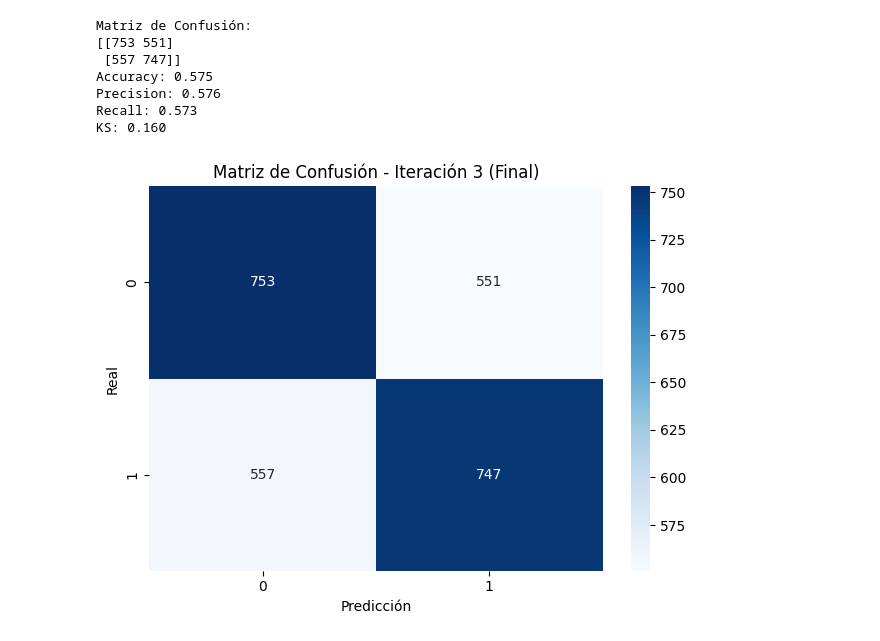
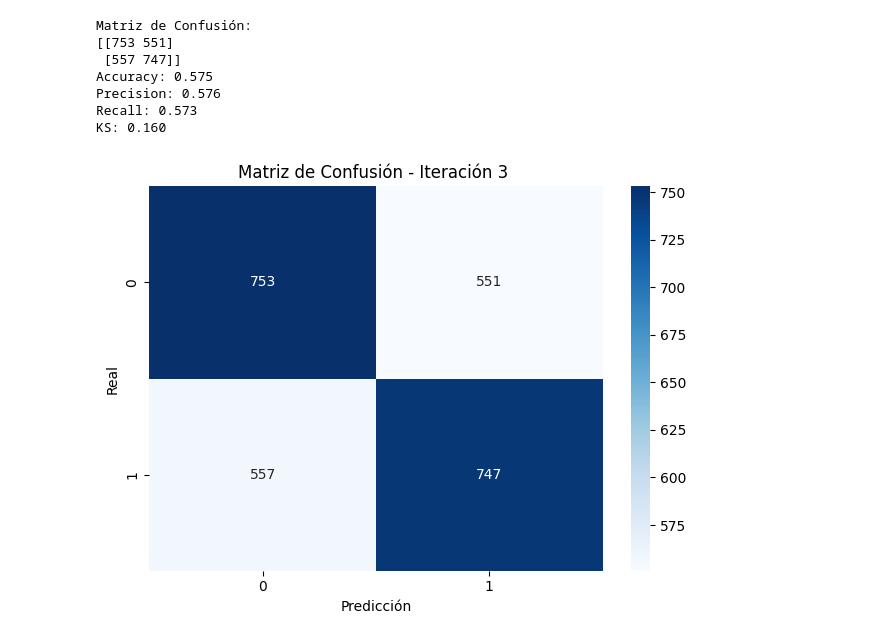
Before and after one commit to JulGiron/ProyectoFinal-DataScience, a Jupyter notebook: Model/Iteración_#3.ipynb, the cells around one changed output. Drawn from its saved outputs; the diff is of its cells as text; code cells hidden in the pictures.

```diff
--- a/Model/Iteración_#3.ipynb
+++ b/Model/Iteración_#3.ipynb
@@ -67,10 +67,10 @@ Recall: 0.573
 KS: 0.160
 # %%
 sns.heatmap(conf_matrix, annot=True, fmt='d', cmap='Blues')
-plt.title("Matriz de Confusión - Iteración 3 (Final)")
+plt.title("Matriz de Confusión - Iteración 3 ")
 plt.xlabel("Predicción")
 plt.ylabel("Real")
 plt.tight_layout()
 plt.show()
 # %% [output]
-[figure, old version]
+[figure, new version]
```
